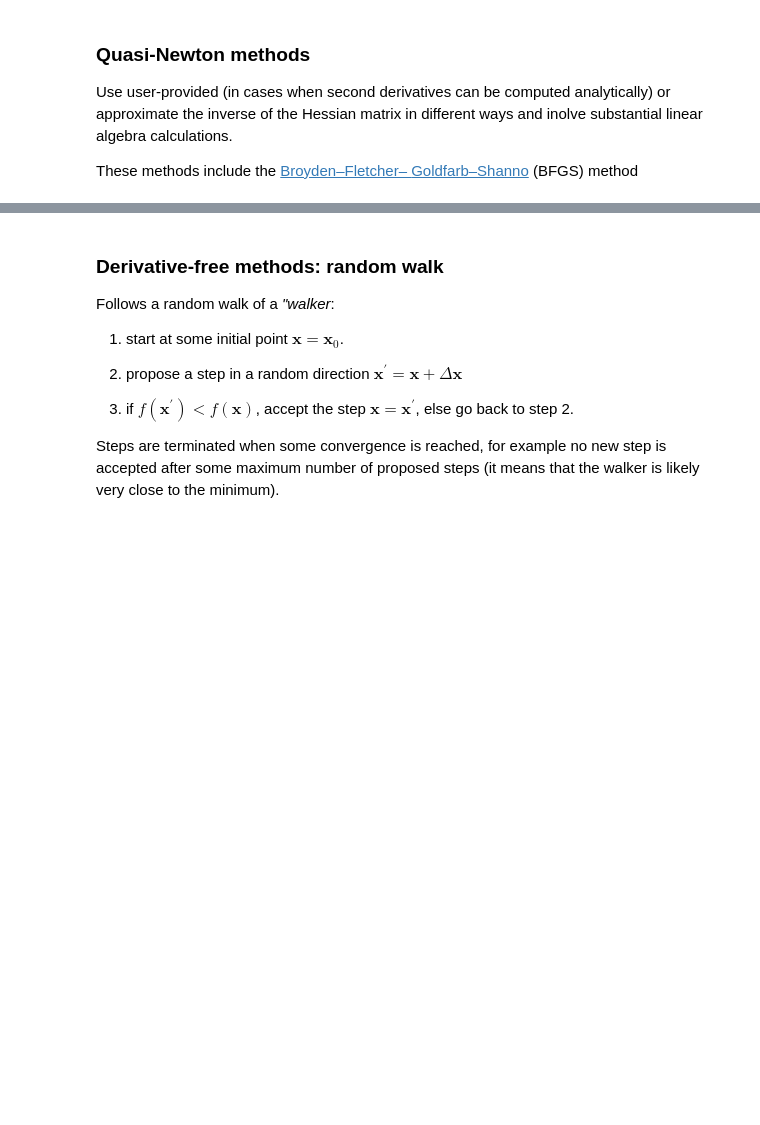
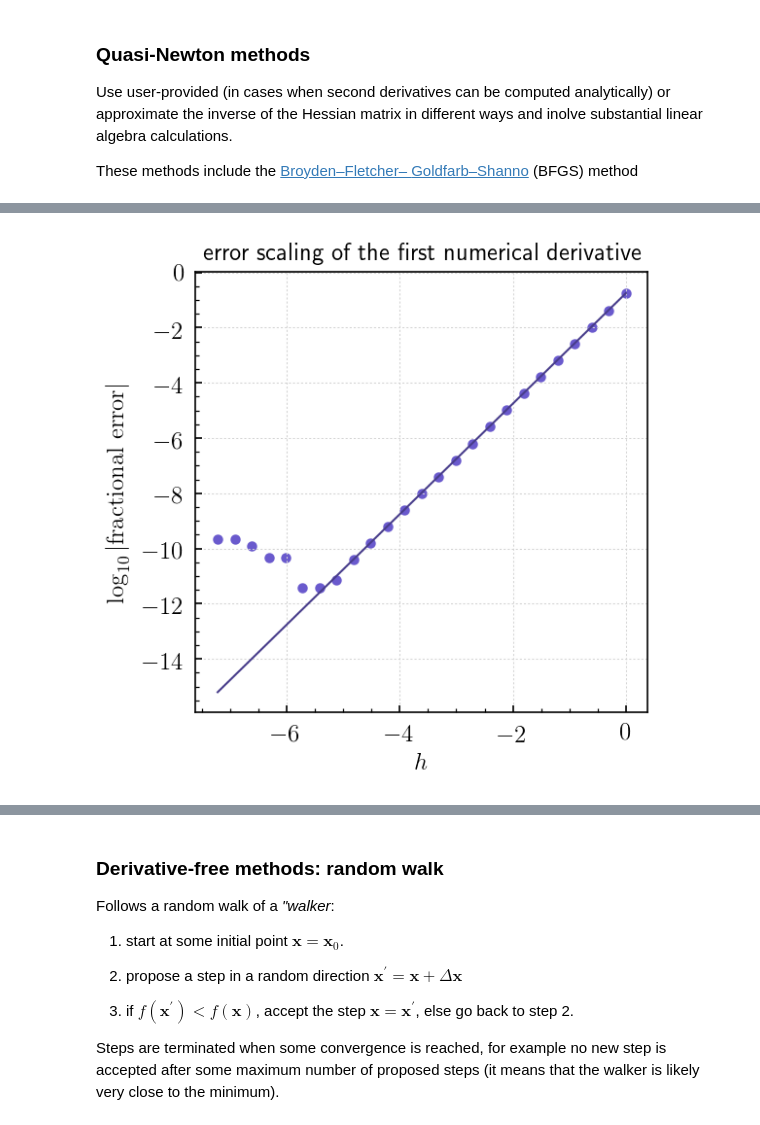
Before and after one commit to a-kravtsov/a211w20, a Jupyter notebook: 05_optimization.ipynb, the cells around one changed output, grey strips where cells are left out. Saved outputs shown, nothing was run; the diff lists cells and outputs as text; code cells hidden in the pictures; blank space fills up the shorter version.

```diff
--- a/05_optimization.ipynb
+++ b/05_optimization.ipynb
@@ -116,0 +327,15 @@ Goldfarb–Shanno</a> (BFGS) method
+# %%
+def der(func, x, h):
+    return 0.5*(func(x+h) - func(x-h))/h
+# %%
+nsteps = np.arange(25)
+ders = np.zeros(np.shape(nsteps)[0])
+
+hsteps = 1.0 / np.power(2., nsteps)
+x0 = 1.0
+
+for i, ns in enumerate(nsteps):
+    ders[i] = der(np.exp, x0, hsteps[i])
+
+fexact = np.e
+ferr = np.abs(1. - ders/fexact)
@@ -116,0 +344,10 @@ Goldfarb–Shanno</a> (BFGS) method
+# %%
+ferr_model = ferr[0] * (hsteps/hsteps[0])**2
+
+plot_line_points(np.log10(hsteps), np.log10(ferr_model),
+                 xp=np.log10(hsteps), yp=np.log10(np.maximum(2.e-16,ferr)), points=True,
+                 xlabel=r'$h$', ylabel=r'$\log_{10}\vert\rm fractional\ error\vert$',
+                 plot_title='error scaling of the first numerical derivative',
+                 legendloc='lower right', grid=True, figsize=4)
+# %% [output]
+[figure, added]
```
Also changed, not shown: parts of 54 cells of this notebook.
